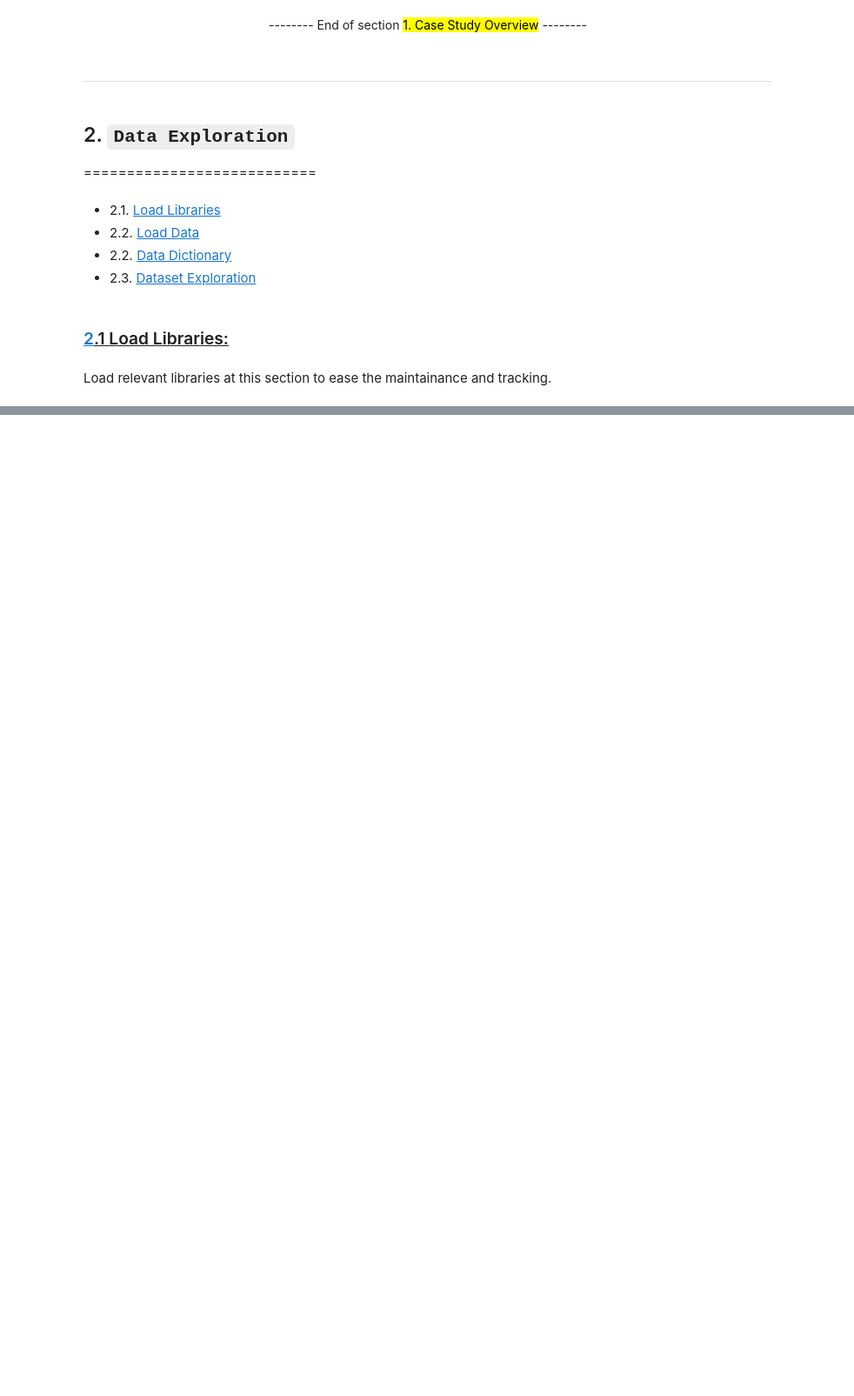
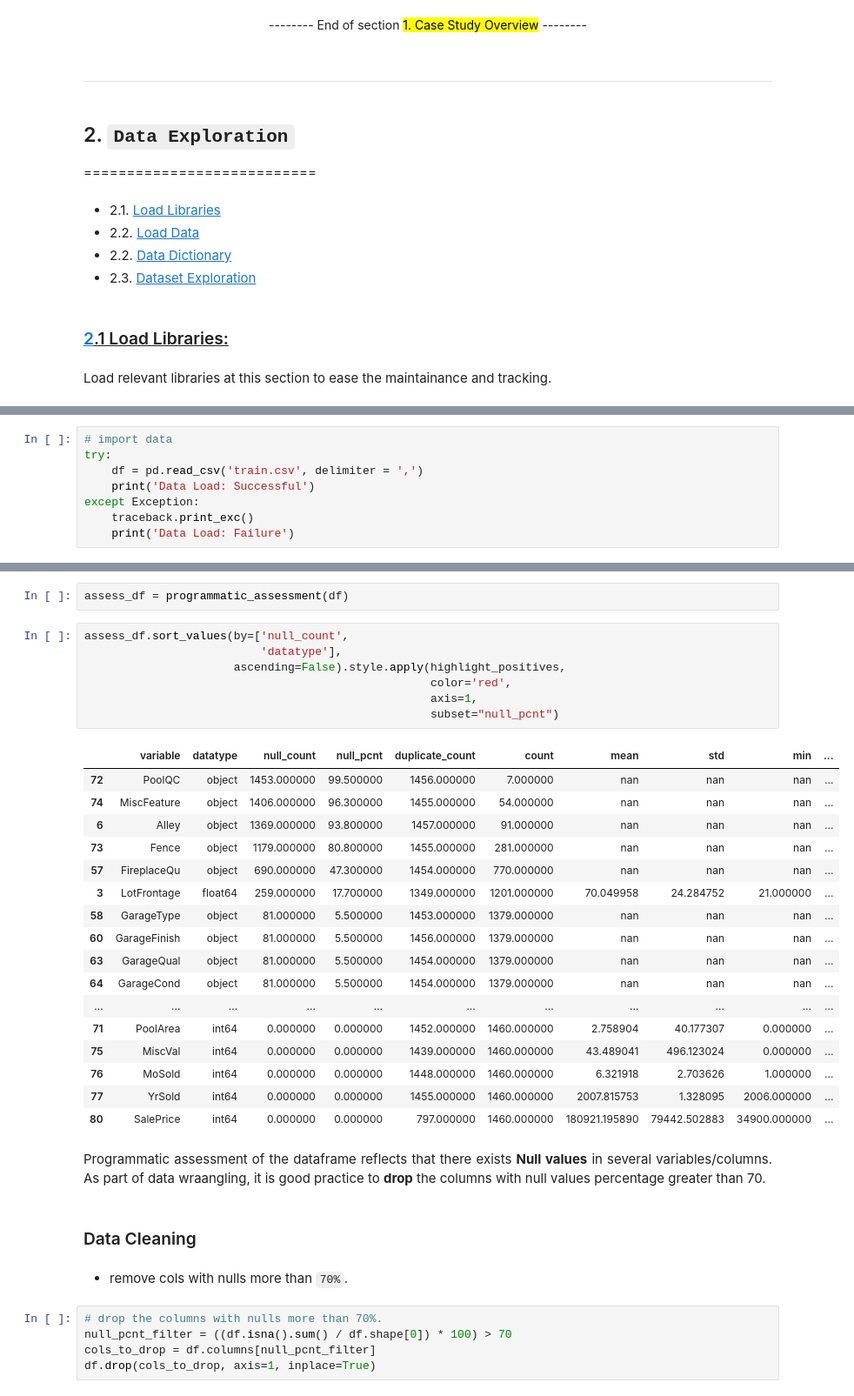
Before and after one commit to vamshi-krishna-prime/house_price_prediction_leveraging_advanced_regression, a Jupyter notebook: Advanced_Regression.ipynb, the cells around one changed output, grey strips where cells are left out. Shown: that part at 87% size. Cells and saved outputs as stored; diff of their text form; blank space fills up the shorter version.

```diff
--- a/Advanced_Regression.ipynb
+++ b/Advanced_Regression.ipynb
@@ -123,0 +132,8 @@ import datetime
+# %%
+# import data
+try:
+    df = pd.read_csv('train.csv', delimiter = ',')
+    print('Data Load: Successful')
+except Exception:
+    traceback.print_exc()
+    print('Data Load: Failure')
@@ -123,0 +300,40 @@ import datetime
+# %%
+assess_df = programmatic_assessment(df)
+# %%
+assess_df.sort_values(by=['null_count',
+                          'datatype'],
+                      ascending=False).style.apply(highlight_positives,
+                                                   color='red',
+                                                   axis=1,
+                                                   subset="null_pcnt")
+# %% [output]
+|  | variable | datatype | null_count | null_pcnt | duplicate_count | count | mean | std | min | ... |
+| 72 | PoolQC | object | 1453.000000 | 99.500000 | 1456.000000 | 7.000000 | nan | nan | nan | ... |
+| 74 | MiscFeature | object | 1406.000000 | 96.300000 | 1455.000000 | 54.000000 | nan | nan | nan | ... |
+| 6 | Alley | object | 1369.000000 | 93.800000 | 1457.000000 | 91.000000 | nan | nan | nan | ... |
+| 73 | Fence | object | 1179.000000 | 80.800000 | 1455.000000 | 281.000000 | nan | nan | nan | ... |
+| 57 | FireplaceQu | object | 690.000000 | 47.300000 | 1454.000000 | 770.000000 | nan | nan | nan | ... |
+| 3 | LotFrontage | float64 | 259.000000 | 17.700000 | 1349.000000 | 1201.000000 | 70.049958 | 24.284752 | 21.000000 | ... |
+| 58 | GarageType | object | 81.000000 | 5.500000 | 1453.000000 | 1379.000000 | nan | nan | nan | ... |
+| 60 | GarageFinish | object | 81.000000 | 5.500000 | 1456.000000 | 1379.000000 | nan | nan | nan | ... |
+| 63 | GarageQual | object | 81.000000 | 5.500000 | 1454.000000 | 1379.000000 | nan | nan | nan | ... |
+| 64 | GarageCond | object | 81.000000 | 5.500000 | 1454.000000 | 1379.000000 | nan | nan | nan | ... |
+| ... | ... | ... | ... | ... | ... | ... | ... | ... | ... | ... |
+| 71 | PoolArea | int64 | 0.000000 | 0.000000 | 1452.000000 | 1460.000000 | 2.758904 | 40.177307 | 0.000000 | ... |
+| 75 | MiscVal | int64 | 0.000000 | 0.000000 | 1439.000000 | 1460.000000 | 43.489041 | 496.123024 | 0.000000 | ... |
+| 76 | MoSold | int64 | 0.000000 | 0.000000 | 1448.000000 | 1460.000000 | 6.321918 | 2.703626 | 1.000000 | ... |
+| 77 | YrSold | int64 | 0.000000 | 0.000000 | 1455.000000 | 1460.000000 | 2007.815753 | 1.328095 | 2006.000000 | ... |
+| 80 | SalePrice | int64 | 0.000000 | 0.000000 | 797.000000 | 1460.000000 | 180921.195890 | 79442.502883 | 34900.000000 | ... |
+# %% [markdown]
+<p style='text-align: justify;'>
+Programmatic assessment of the dataframe reflects that there exists <b>Null values</b> in several variables/columns. As part of data wraangling, it is good practice to <b>drop</b> the columns with null values percentage greater than 70.
+</p>
+# %% [markdown]
+### Data Cleaning
+# %% [markdown]
++ remove cols with nulls more than `70%`.
+# %%
+# drop the columns with nulls more than 70%.
+null_pcnt_filter = ((df.isna().sum() / df.shape[0]) * 100) > 70
+cols_to_drop = df.columns[null_pcnt_filter]
+df.drop(cols_to_drop, axis=1, inplace=True)
```
Also changed, not shown: parts of 47 cells of this notebook.
